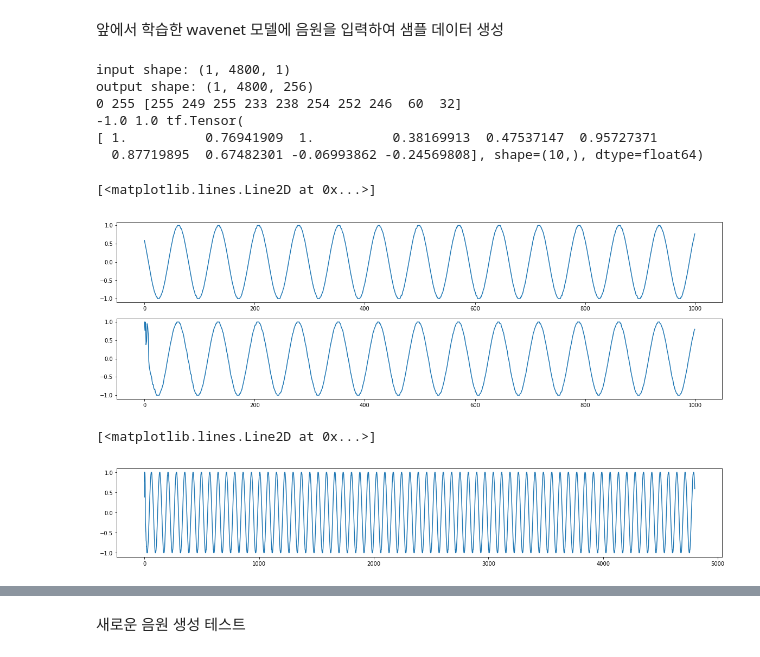
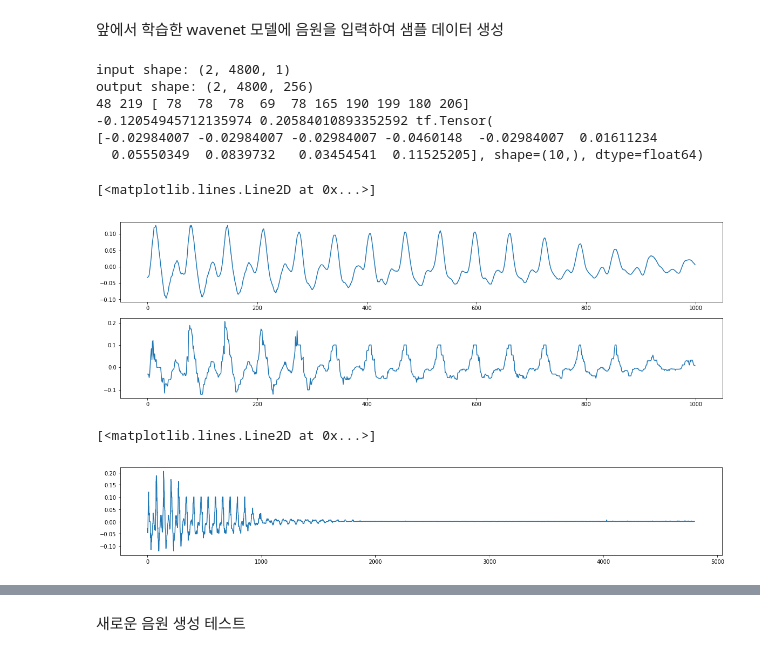
Before and after one commit to bt22dr/deep-learning-papers, a Jupyter notebook: code/WaveNet.ipynb, the cells around one changed output, grey strips where cells are left out. Saved outputs shown, nothing was run; the diff lists cells and outputs as text; code cells hidden in the pictures.

```diff
--- a/code/WaveNet.ipynb
+++ b/code/WaveNet.ipynb
@@ -151,10 +152,10 @@ sample_rate = 16000 # sampling rate
 mu = 256 # mu-law companding
 
 # WaveNet 관련
-batch_size = 1
+batch_size = 2
 filter_width = 2
-skip_channels = 128 # 256
-residual_channels = 256 # 512
+skip_channels = 256
+residual_channels = 512
 dilation_channels = 32
 initial_filter_width = 32
 filter_width = 2
@@ -163,7 +164,7 @@ post_proc_channels = 256
 dilations = [1, 2, 4, 8, 16, 32, 64, 128, 256, 512,
              1, 2, 4, 8, 16, 32, 64, 128, 256, 512,
              1, 2, 4, 8, 16, 32, 64, 128, 256, 512,
-             # 1, 2, 4, 8, 16, 32, 64, 128, 256, 512,
+             1, 2, 4, 8, 16, 32, 64, 128, 256, 512,
              # 1, 2, 4, 8, 16, 32, 64, 128, 256, 512
             ]
 # %%
@@ -530,0 +521,20 @@ LJ-Speech 데이터
+# %%
+def generator_from_wav_file(filename, N, time_length):
+  wav, _ = librosa.core.load(filename, sr=sample_rate, dtype=np.float64)
+
+  waves = []
+  for i in range(N):
+    start_index = np.random.randint(len(wav)-sec*sample_rate+1)
+    end_index = start_index + int(sec*sample_rate)
+    data = wav[start_index:end_index]
+    waves.append(data)
+
+  waves = np.concatenate(waves)
+  waves = tf.cast(mu_law_encode(waves, 256), tf.float64)
+  waves = np.reshape(waves, [N, -1])
+
+  yield waves
+
+wav_file = data_files[0]
+lj_data = generator_from_wav_file(wav_file, 1, int(sec*sample_rate))
+print(lj_data)
@@ -530,0 +543,11 @@ LJ-Speech 데이터
+# %%
+wav_file_name = data_files[35]
+train_dataset_lj = tf.data.Dataset.from_generator(
+    generator_from_wav_file, tf.float64, output_shapes=(None, int(sec*sample_rate)),
+    args=(wav_file_name, batch_size, int(sec*sample_rate)))
+train_dataset_lj = train_dataset_lj.repeat()
+print(train_dataset_lj)
+
+for d in train_dataset_lj:
+  print(d.shape, np.min(d), np.max(d))
+  break
@@ -648,39 +674,39 @@ plt.plot(train_loss_results)
 # %% [markdown]
 앞에서 학습한 wavenet 모델에 음원을 입력하여 샘플 데이터 생성
 # %%
-sample_itr = train_dataset.make_one_shot_iterator()
+sample_itr = train_dataset_lj.make_one_shot_iterator()
 sample_data = sample_itr.get_next()
 sample_tensor = tf.cast(tf.expand_dims(sample_data, -1), tf.float32)
 print("input shape:", sample_tensor.shape)
 
 out = wavenet_model(sample_tensor)
 print("output shape:", out.shape)
 # wavenet_model.summary()
 
 output = np.argmax(out[0], axis=1)
 output_wav = mu_law_decode(output, 256)
 print(np.min(output), np.max(output), output[:10])
 print(np.min(output_wav), np.max(output_wav), output_wav[:10])
 
 plt.figure(figsize=[20, 6])
 ax1 = plt.subplot(211)
 plt.plot(mu_law_decode(sample_data[0], 256).numpy()[:1000])
 ax2 = plt.subplot(212, sharex=ax1)
 plt.plot(output_wav.numpy()[:1000])
 # %% [output]
-input shape: (1, 4800, 1)
-output shape: (1, 4800, 256)
-0 255 [255 249 255 233 238 254 252 246  60  32]
--1.0 1.0 tf.Tensor(
-[ 1.          0.76941909  1.          0.38169913  0.47537147  0.95727371
-  0.87719895  0.67482301 -0.06993862 -0.24569808], shape=(10,), dtype=float64)
+input shape: (2, 4800, 1)
+output shape: (2, 4800, 256)
+48 219 [ 78  78  78  69  78 165 190 199 180 206]
+-0.12054945712135974 0.20584010893352592 tf.Tensor(
+[-0.02984007 -0.02984007 -0.02984007 -0.0460148  -0.02984007  0.01611234
+  0.05550349  0.0839732   0.03454541  0.11525205], shape=(10,), dtype=float64)
 [<matplotlib.lines.Line2D at 0x...>]
-[figure, old version]
+[figure, new version]
 # %%
 plt.figure(figsize=[20, 3]); plt.plot(output_wav.numpy())
 # %% [output]
 [<matplotlib.lines.Line2D at 0x...>]
-[figure, old version]
+[figure, new version]
 # %%
 import IPython.display as ipd
 ipd.Audio(output_wav.numpy(), rate=sample_rate)
```
Also changed, not shown: parts of 23 cells of this notebook.
